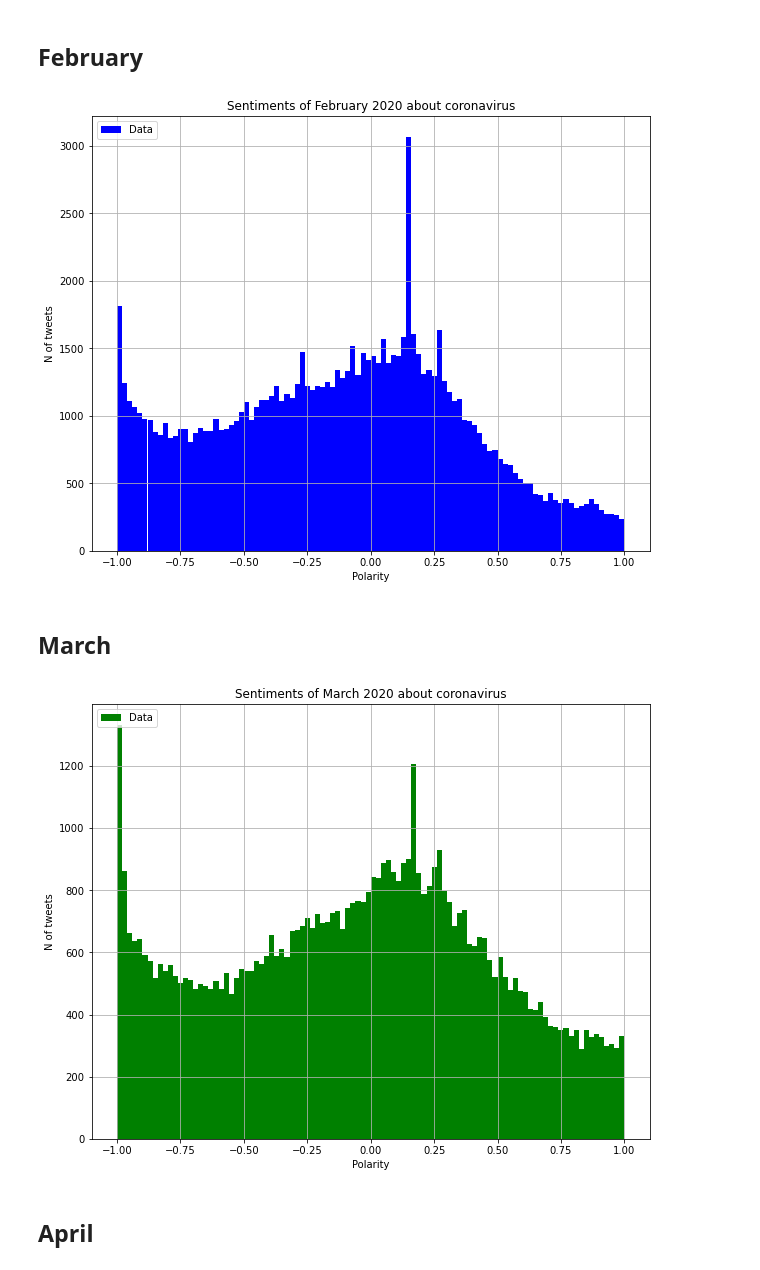
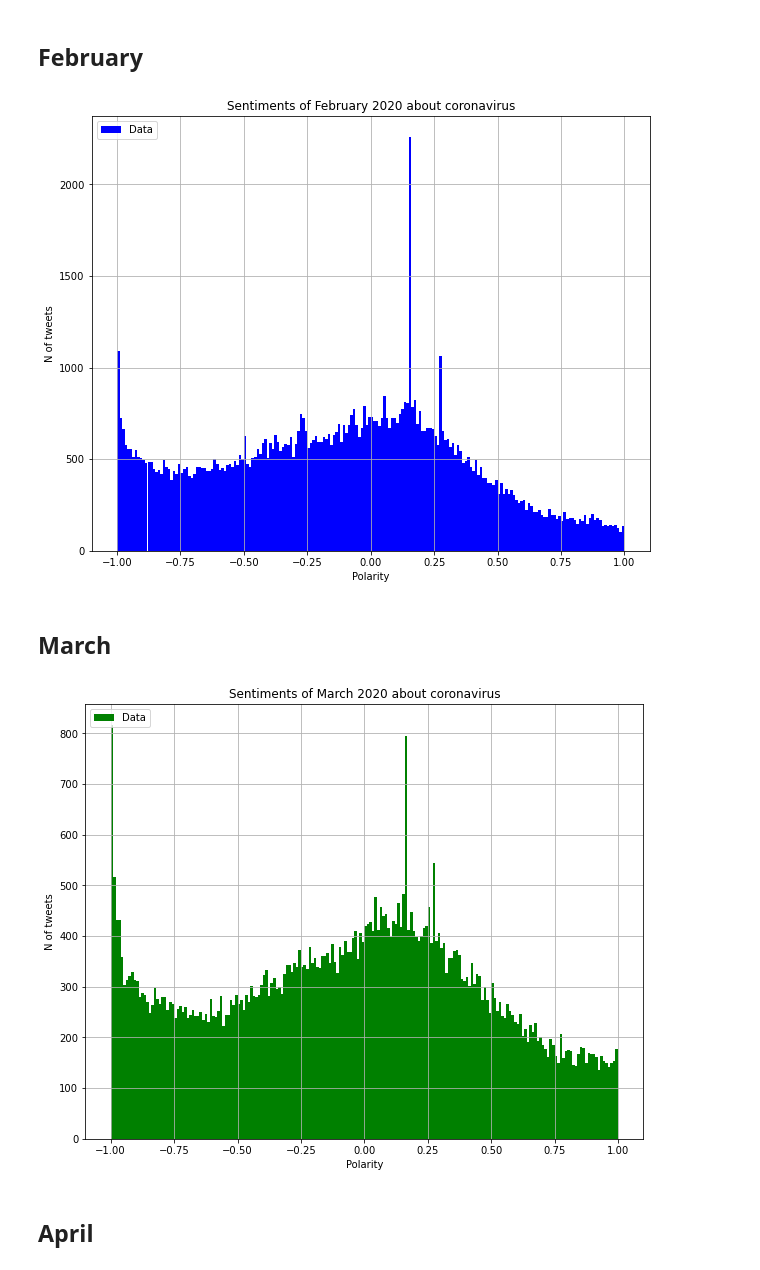
Before and after one commit to tiaringhio/COVID-19-Sentiments, a Jupyter notebook: Analysis/polarity and wordclouds.ipynb, the cells around one changed output. Saved outputs shown, nothing was run; the diff lists cells and outputs as text; code cells hidden in the pictures.

```diff
--- a/Analysis/polarity and wordclouds.ipynb
+++ b/Analysis/polarity and wordclouds.ipynb
@@ -36,36 +37,38 @@ february = pd.read_csv('..\\CSV\\february_analyzed.csv', usecols=[
 fig, ax = plt.subplots(figsize=(10, 8))
 
 # Histogram for february
-february.hist(bins=100, ax=ax, color='blue', label='Data')
+february.hist(bins=200, ax=ax, color='blue', label='Data')
 
 plt.legend(loc="upper left")
 plt.ylabel('N of tweets')
 plt.xlabel('Polarity')
 plt.title('Sentiments of February 2020 about coronavirus')
 
+plt.savefig('..\\Results\\february_sentiments.png')
 plt.show()
 # %% [output]
-[figure, old version]
+[figure, new version]
 # %% [markdown]
 ## March
 # %%
 # March dataset
 march = pd.read_csv('..\\CSV\\march_analyzed.csv', usecols=[
     'tokenized', 'polarity'], engine='python')
 
 fig, ax = plt.subplots(figsize=(10, 8))
 
 # Histogram for march
-march.hist(bins=100, ax=ax, color='green', label='Data')
+march.hist(bins=200, ax=ax, color='green', label='Data')
 
 plt.legend(loc="upper left")
 plt.ylabel('N of tweets')
 plt.xlabel('Polarity')
 plt.title('Sentiments of March 2020 about coronavirus')
 
+plt.savefig('..\\Results\\march_sentiments.png')
 plt.show()
 # %% [output]
-[figure, old version]
+[figure, new version]
 # %% [markdown]
 ## April
 # %%
```
Also changed, not shown: parts of 6 cells of this notebook, 20 other files.
